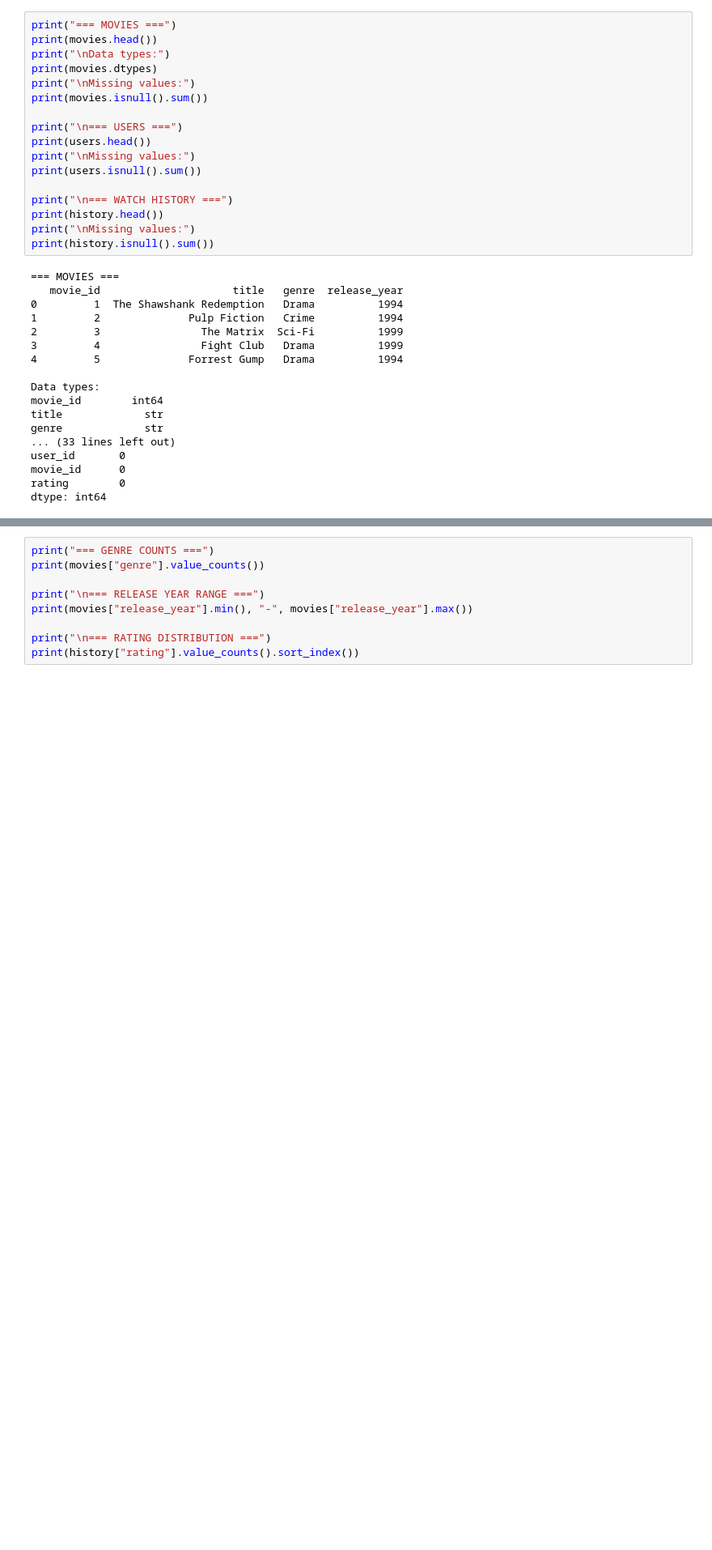
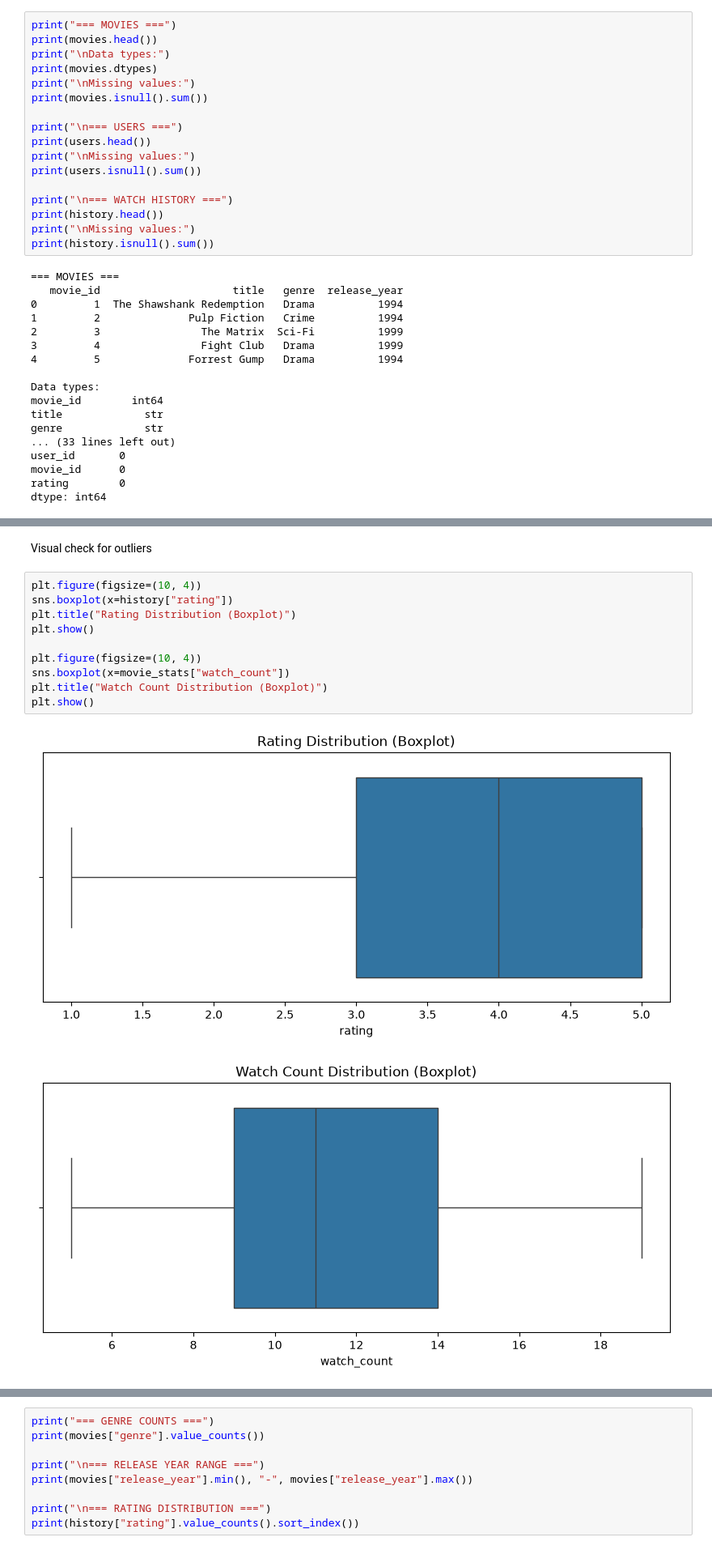
Before and after one commit to MichaelNjuki/MICHAEL-TALUKDER, a Jupyter notebook: notebooks/netflix_popularity_analysis.ipynb, the cells around one changed output, grey strips where cells are left out. Shown at 81% size. Drawn from its saved outputs; the diff is of its cells as text; blank space fills up the shorter version.

Commit message:
Add visualizations, insights, and conclusions

```diff
--- a/notebooks/netflix_popularity_analysis.ipynb
+++ b/notebooks/netflix_popularity_analysis.ipynb
@@ -74,0 +142,15 @@ dtype: int64
+# %% [markdown]
+Visual check for outliers
+# %%
+plt.figure(figsize=(10, 4))
+sns.boxplot(x=history["rating"])
+plt.title("Rating Distribution (Boxplot)")
+plt.show()
+
+plt.figure(figsize=(10, 4))
+sns.boxplot(x=movie_stats["watch_count"])
+plt.title("Watch Count Distribution (Boxplot)")
+plt.show()
+# %% [output]
+[figure, added]
+[figure, added]
```
Also changed, not shown: parts of 18 cells of this notebook.
